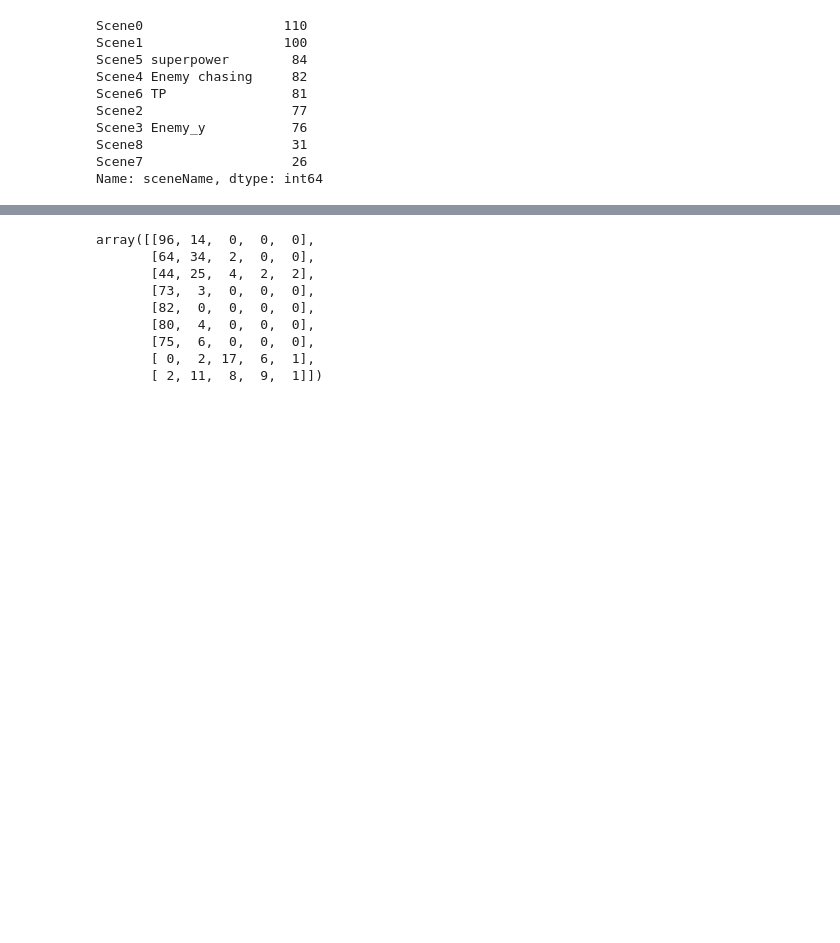
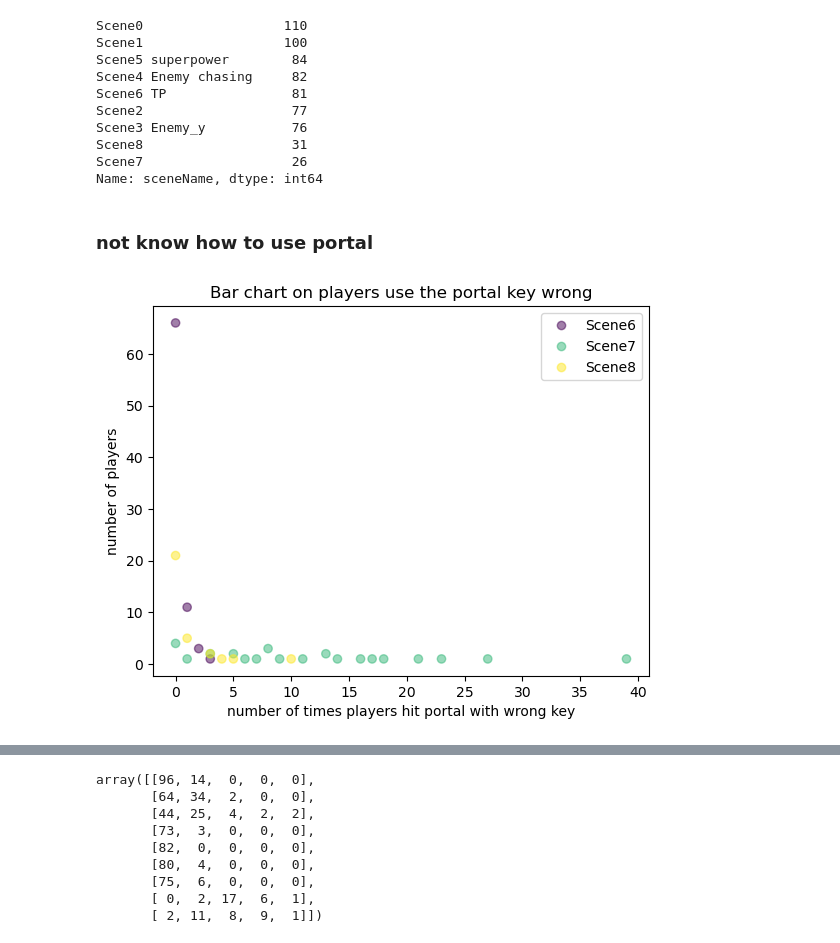
Before and after one commit to LYULU2/MobileGameDev, a Jupyter notebook: 526 Analysis.ipynb, the cells around one changed output, grey strips where cells are left out. Saved outputs shown, nothing was run; the diff lists cells and outputs as text; code cells hidden in the pictures; blank space fills up the shorter version.

```diff
--- a/526 Analysis.ipynb
+++ b/526 Analysis.ipynb
@@ -90,9 +92,3 @@ ax.legend()
 plt.show()
 # %% [output]
 [figure]
-# %%
-df = pd.DataFrame(data['reset'])
-df = df.T
-# %%
-df.reset_index(drop=True, inplace=True)
-df.head()
@@ -174,3 +141,29 @@ Scene3 Enemy_y           76
 Scene8                   31
 Scene7                   26
 Name: sceneName, dtype: int64
+# %% [markdown]
+### not know how to use portal
+# %%
+wrongs = []
+ys = []
+color_map = [0, 4, 6]
+colors = []
+portal_lvl = [6,7,8]
+for i in portal_lvl:
+    scene_name = lvl_actual_names[i]
+    hit_wrong_series = df[df["sceneName"]==scene_name]['portalLockHit'].value_counts()
+    hit_wrong_times = list(hit_wrong_series.index)
+    hit_wrong_num_player = list(hit_wrong_series)
+    wrongs.extend(hit_wrong_times)
+    ys.extend(hit_wrong_num_player)
+    colors.extend([color_map[i-6]]*len(hit_wrong_num_player))
+
+scatter=plt.scatter(wrongs, ys, c=colors, alpha=0.5)
+plt.legend(handles=scatter.legend_elements()[0], labels=level[6:])
+
+plt.xlabel("number of times players hit portal with wrong key")
+plt.ylabel("number of players")
+plt.title("Bar chart on players use the portal key wrong")
+plt.show()
+# %% [output]
+[figure, added]
```
Also changed, not shown: parts of 13 cells of this notebook.
